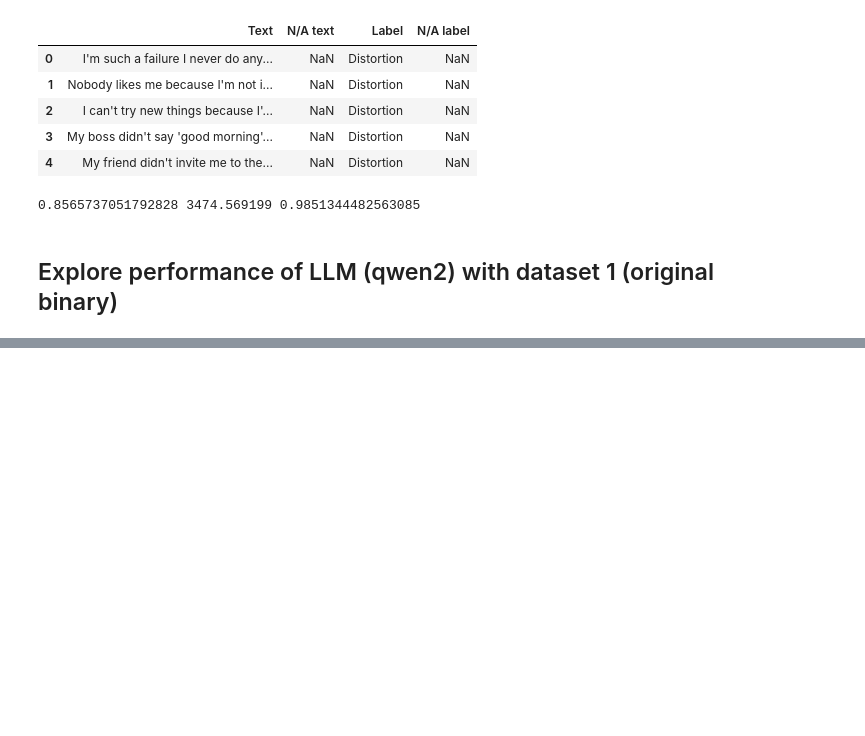
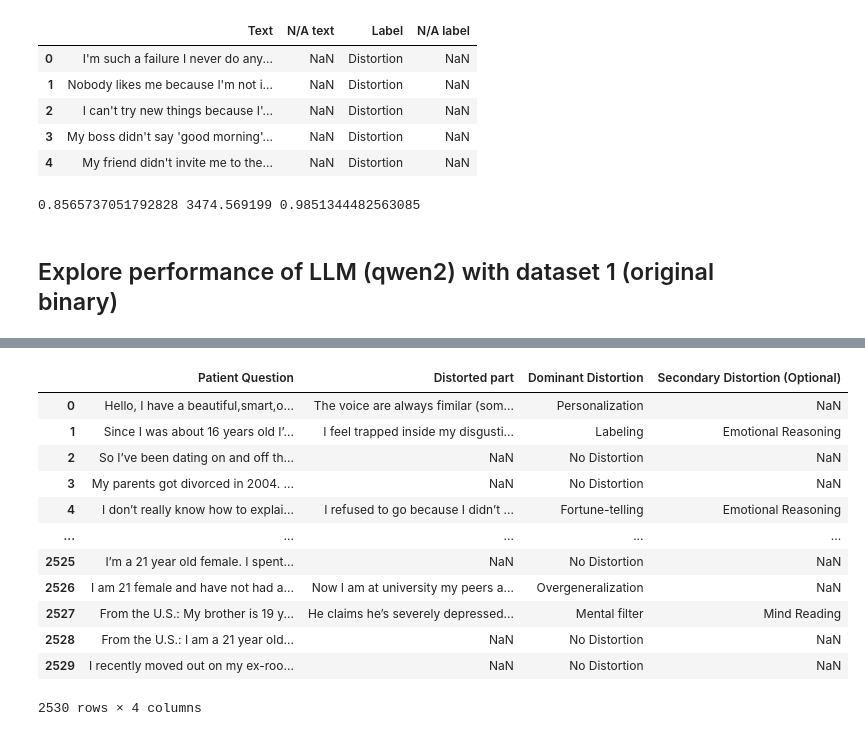
Before and after one commit to aigents/pygents, a Jupyter notebook: notebooks/nlp/distortions/distortions_llm.ipynb, the cells around one changed output, grey strips where cells are left out. Cells and saved outputs as stored; diff of their text form; code cells hidden in the pictures; blank space fills up the shorter version.

```diff
--- a/notebooks/nlp/distortions/distortions_llm.ipynb
+++ b/notebooks/nlp/distortions/distortions_llm.ipynb
@@ -192,0 +237,18 @@ print(f1,delta.total_seconds(),delta.total_seconds()/len(df))
+# %%
+df2 = pd.read_csv(multiclass_dataset_file_path)
+df2 = df2.drop('Id_Number', axis=1) # delete columnb with id
+df2
+# %% [output]
+|  | Patient Question | Distorted part | Dominant Distortion | Secondary Distortion (Optional) |
+| 0 | Hello, I have a beautiful,smart,o... | The voice are always fimilar (som... | Personalization | NaN |
+| 1 | Since I was about 16 years old I’... | I feel trapped inside my disgusti... | Labeling | Emotional Reasoning |
+| 2 | So I’ve been dating on and off th... | NaN | No Distortion | NaN |
+| 3 | My parents got divorced in 2004. ... | NaN | No Distortion | NaN |
+| 4 | I don’t really know how to explai... | I refused to go because I didn’t ... | Fortune-telling | Emotional Reasoning |
+| ... | ... | ... | ... | ... |
+| 2525 | I’m a 21 year old female. I spent... | NaN | No Distortion | NaN |
+| 2526 | I am 21 female and have not had a... | Now I am at university my peers a... | Overgeneralization | NaN |
+| 2527 | From the U.S.: My brother is 19 y... | He claims he’s severely depressed... | Mental filter | Mind Reading |
+| 2528 | From the U.S.: I am a 21 year old... | NaN | No Distortion | NaN |
+| 2529 | I recently moved out on my ex-roo... | NaN | No Distortion | NaN |
+2530 rows × 4 columns
```
Also changed, not shown: parts of 8 cells of this notebook.
